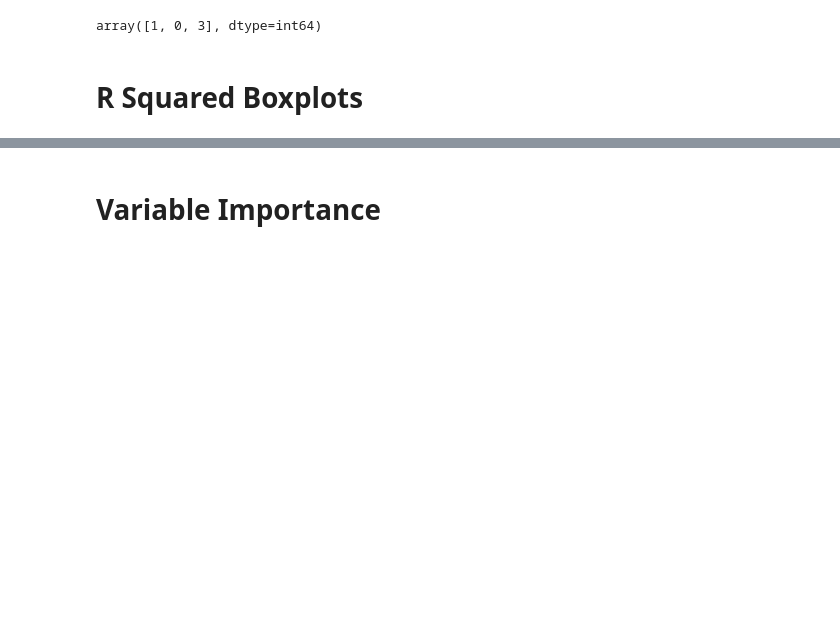
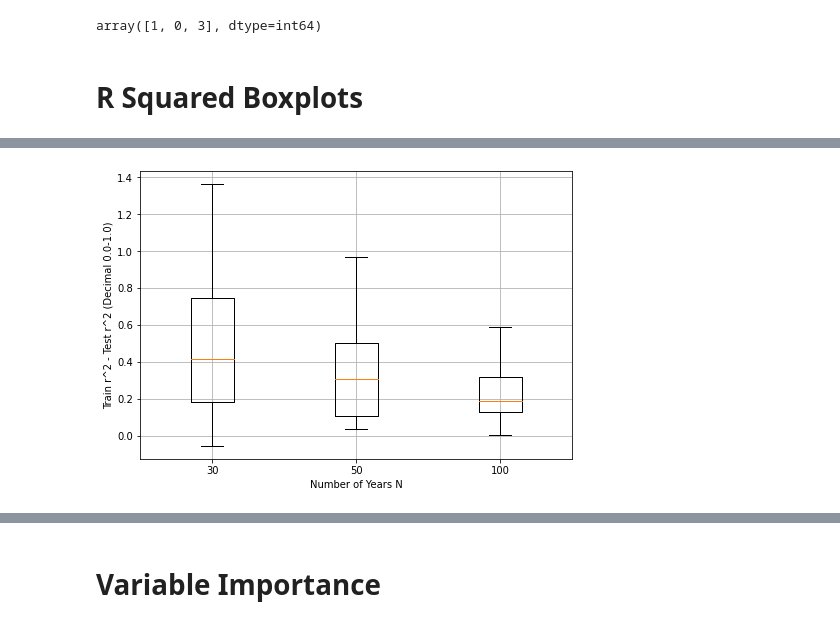
Before and after one commit to Mathgo12/Chinook-Growth-Project, a Jupyter notebook: main/simulation.ipynb, the cells around one changed output, grey strips where cells are left out. Drawn from its saved outputs; the diff is of its cells as text; code cells hidden in the pictures; blank space fills up the shorter version.

```diff
--- a/main/simulation.ipynb
+++ b/main/simulation.ipynb
@@ -153,0 +161,4 @@ fig_bxplt_nonlinear, stats_nonlinear = fig_boxplot_r2differences(data_1_df, 'non
+# %%
+fig_bxplt_n, stats_n = fig_boxplot_r2differences(data_1_df, 'N', title='Number of Years N', show_outliers=False)
+# %% [output]
+[figure, added]
```
Also changed, not shown: parts of 9 cells of this notebook.
